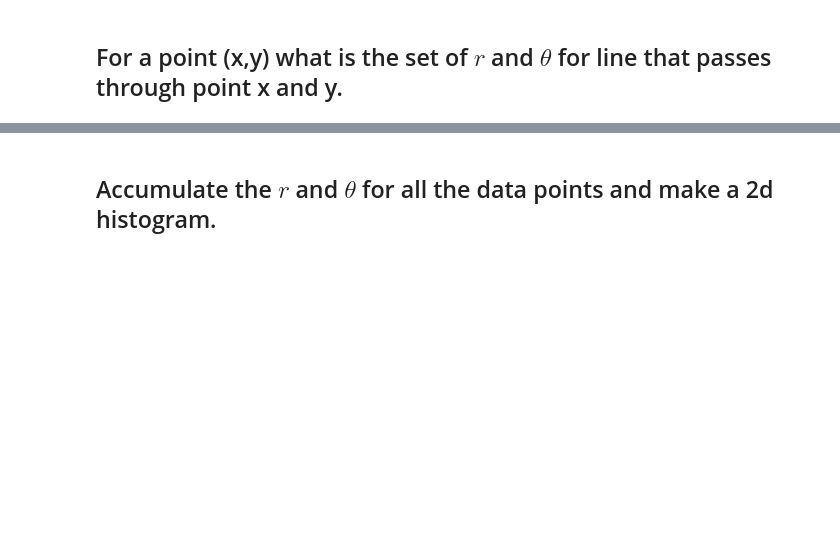
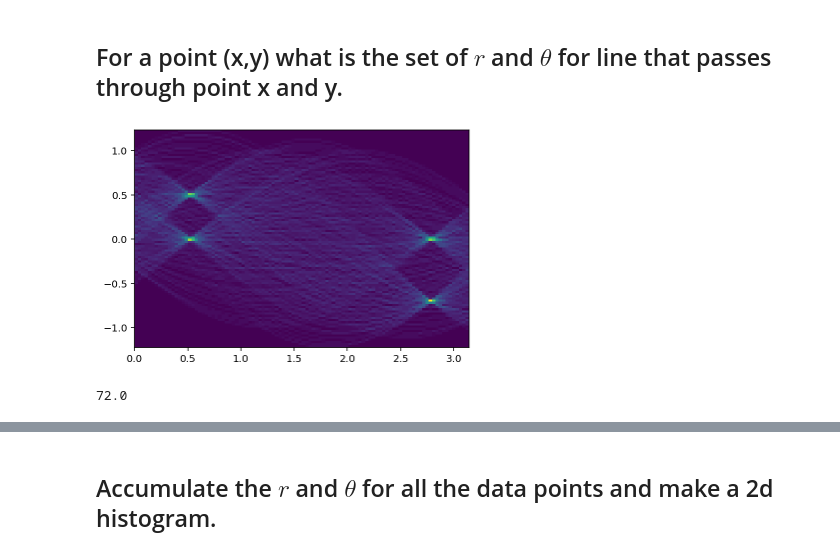
Before and after one commit to MUIC-Numerical-Methods-2018/extra-2-hough-transform, a Jupyter notebook: HoughTransform.ipynb, the cells around one changed output, grey strips where cells are left out. Cells and saved outputs as stored; diff of their text form; code cells hidden in the pictures; blank space fills up the shorter version.

```diff
--- a/HoughTransform.ipynb
+++ b/HoughTransform.ipynb
@@ -42,2 +75,13 @@ plt.plot(data[:, 0], data[:, 1], '.r')
 # %% [markdown]
 ## For a point (x,y) what is the set of $r$ and $\theta$ for line that passes through point x and y.
+# %%
+rs = np.concatenate(all_rs)
+thetas = np.concatenate(all_thetas)
+
+h, ex, ey, _ = plt.hist2d(thetas, rs, bins=100);
+# %% [output]
+[figure, added]
+# %%
+np.max(h)
+# %% [output]
+72.0
```
Also changed, not shown: parts of 4 cells of this notebook.
